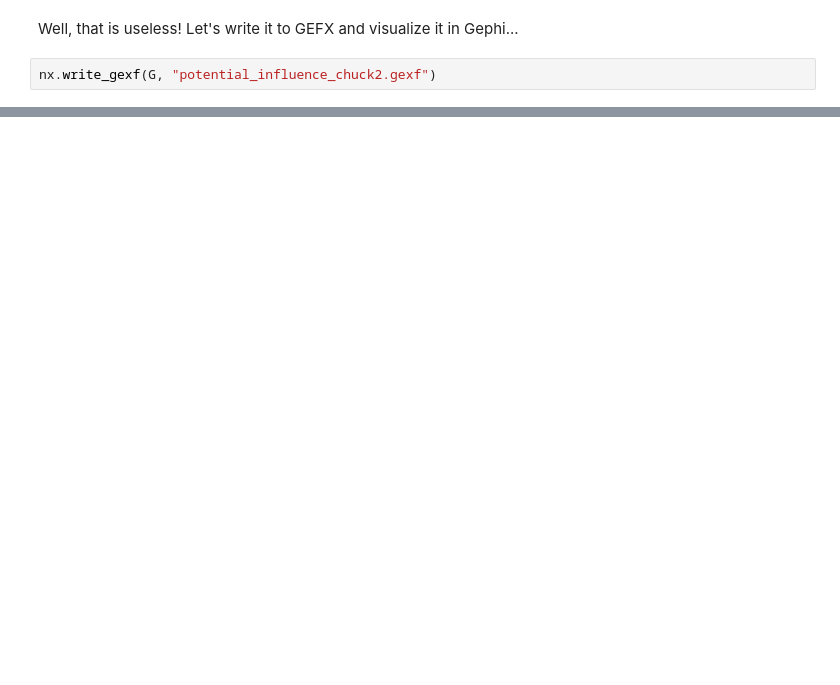
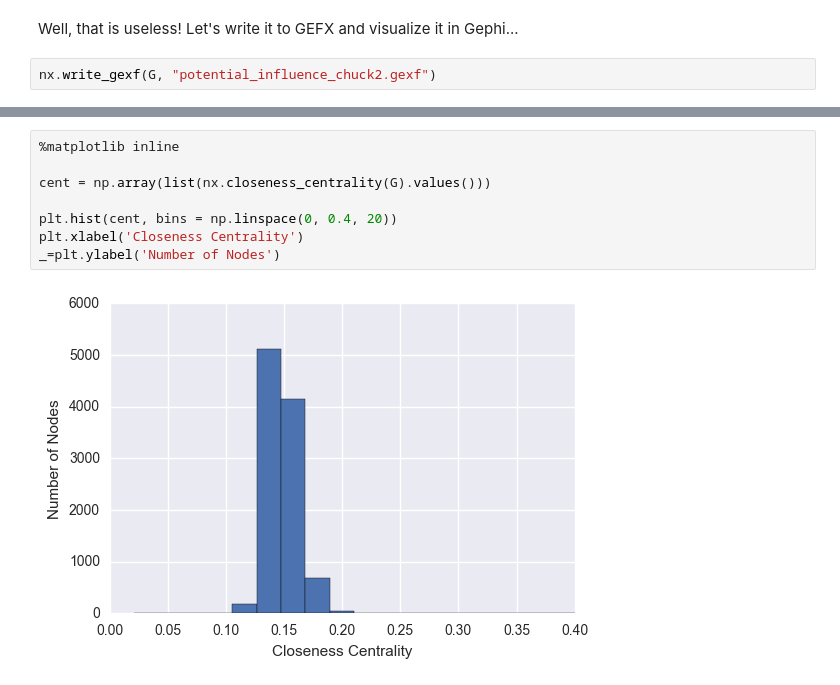
Before and after one commit to jrs33/Converse_Product_Launch, a Jupyter notebook: chuck_ii.ipynb, the cells around one changed output, grey strips where cells are left out. Saved outputs shown, nothing was run; the diff lists cells and outputs as text; blank space fills up the shorter version.

```diff
--- a/chuck_ii.ipynb
+++ b/chuck_ii.ipynb
@@ -686,0 +824,10 @@ Interactive namespace is empty.
+# %%
+%matplotlib inline
+
+cent = np.array(list(nx.closeness_centrality(G).values()))
+
+plt.hist(cent, bins = np.linspace(0, 0.4, 20))
+plt.xlabel('Closeness Centrality')
+_=plt.ylabel('Number of Nodes')
+# %% [output]
+[figure, added]
```
Also changed, not shown: parts of 39 cells of this notebook, 2 other files.
